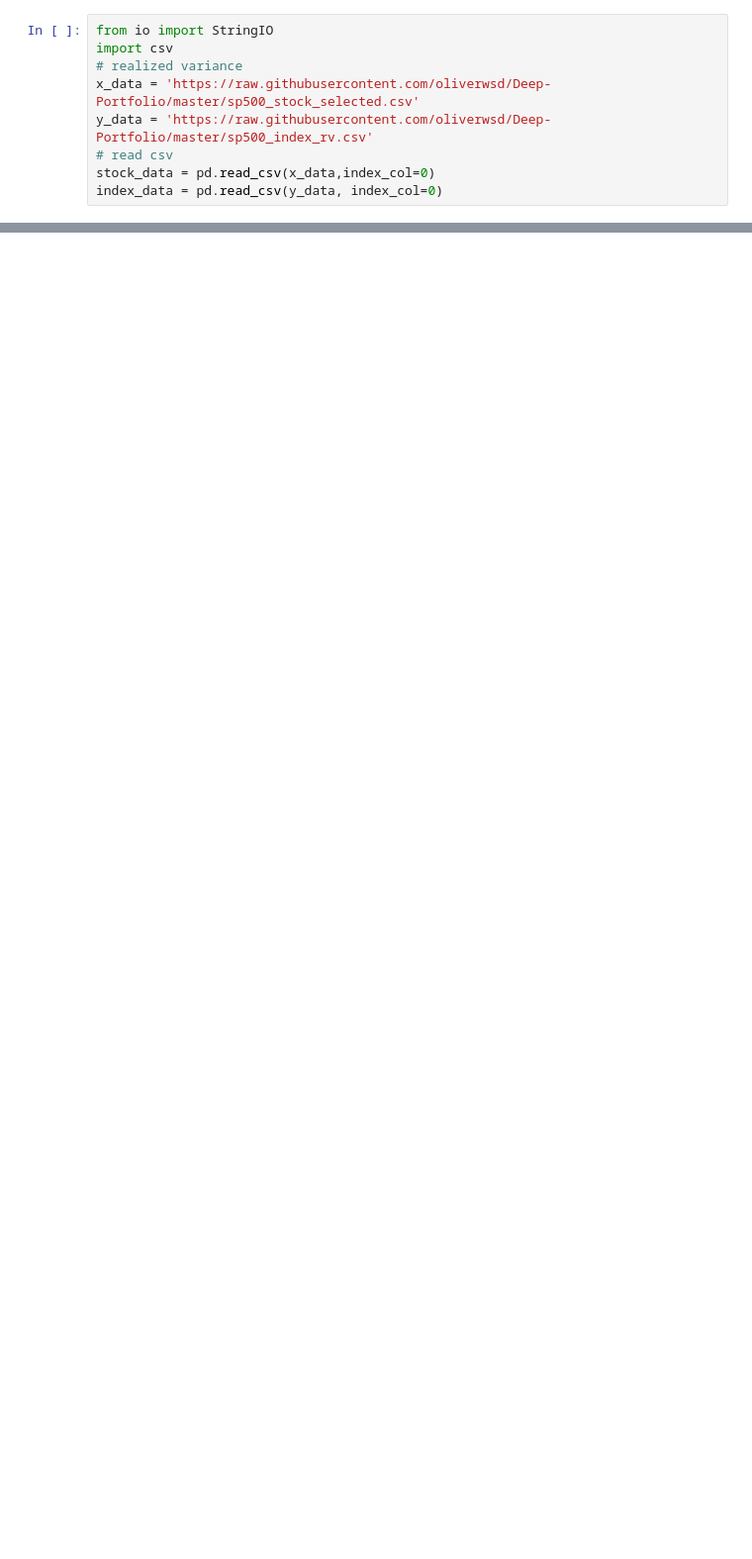
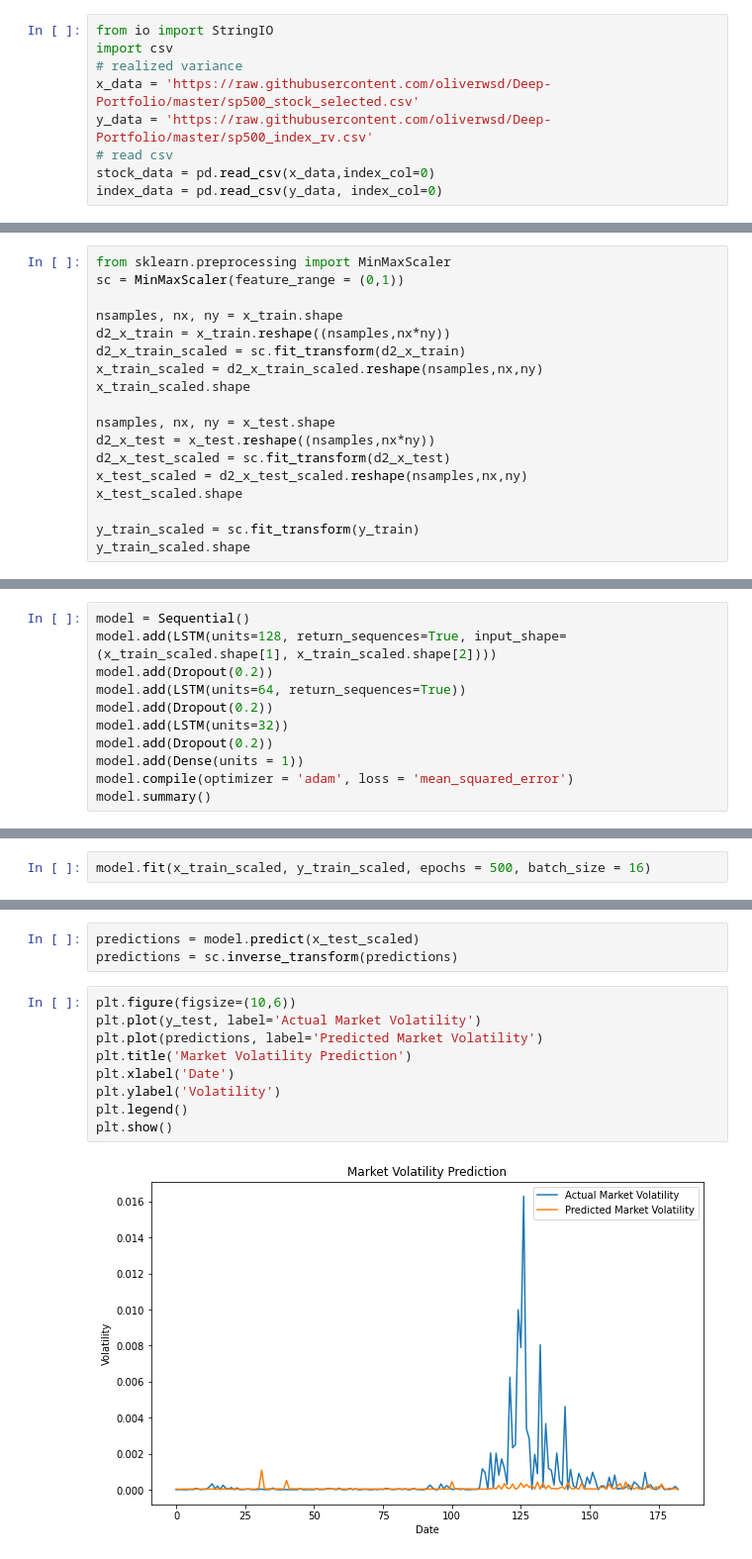
Before and after one commit to oliverwsd/Deep-Portfolio, a Jupyter notebook: LTSM_50_ae.ipynb, the cells around one changed output, grey strips where cells are left out. Shown: that part at 99% size. Saved outputs shown, nothing was run; the diff lists cells and outputs as text; blank space fills up the shorter version.

```diff
--- a/LTSM_50_ae.ipynb
+++ b/LTSM_50_ae.ipynb
@@ -87,0 +85,18 @@ index_data.head()
+# %%
+from sklearn.preprocessing import MinMaxScaler
+sc = MinMaxScaler(feature_range = (0,1))
+
+nsamples, nx, ny = x_train.shape
+d2_x_train = x_train.reshape((nsamples,nx*ny))
+d2_x_train_scaled = sc.fit_transform(d2_x_train)
+x_train_scaled = d2_x_train_scaled.reshape(nsamples,nx,ny)
+x_train_scaled.shape
+
+nsamples, nx, ny = x_test.shape
+d2_x_test = x_test.reshape((nsamples,nx*ny))
+d2_x_test_scaled = sc.fit_transform(d2_x_test)
+x_test_scaled = d2_x_test_scaled.reshape(nsamples,nx,ny)
+x_test_scaled.shape
+
+y_train_scaled = sc.fit_transform(y_train)
+y_train_scaled.shape
@@ -87,0 +105,11 @@ index_data.head()
+# %%
+model = Sequential()
+model.add(LSTM(units=128, return_sequences=True, input_shape=(x_train_scaled.shape[1], x_train_scaled.shape[2])))
+model.add(Dropout(0.2))
+model.add(LSTM(units=64, return_sequences=True))
+model.add(Dropout(0.2))
+model.add(LSTM(units=32))
+model.add(Dropout(0.2))
+model.add(Dense(units = 1))
+model.compile(optimizer = 'adam', loss = 'mean_squared_error')
+model.summary()
@@ -87,0 +134,2 @@ index_data.head()
+# %%
+model.fit(x_train_scaled, y_train_scaled, epochs = 500, batch_size = 16)
@@ -87,0 +157,14 @@ index_data.head()
+# %%
+predictions = model.predict(x_test_scaled)
+predictions = sc.inverse_transform(predictions)
+# %%
+plt.figure(figsize=(10,6))
+plt.plot(y_test, label='Actual Market Volatility')
+plt.plot(predictions, label='Predicted Market Volatility')
+plt.title('Market Volatility Prediction')
+plt.xlabel('Date')
+plt.ylabel('Volatility')
+plt.legend()
+plt.show()
+# %% [output]
+[figure, added]
```
Also changed, not shown: parts of 10 cells of this notebook.
